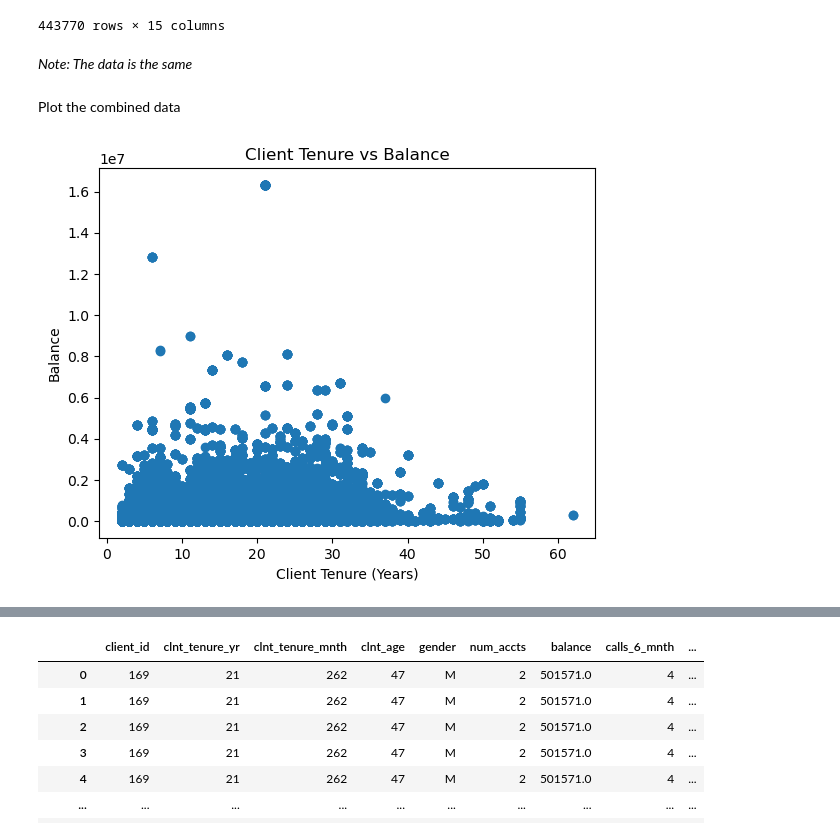
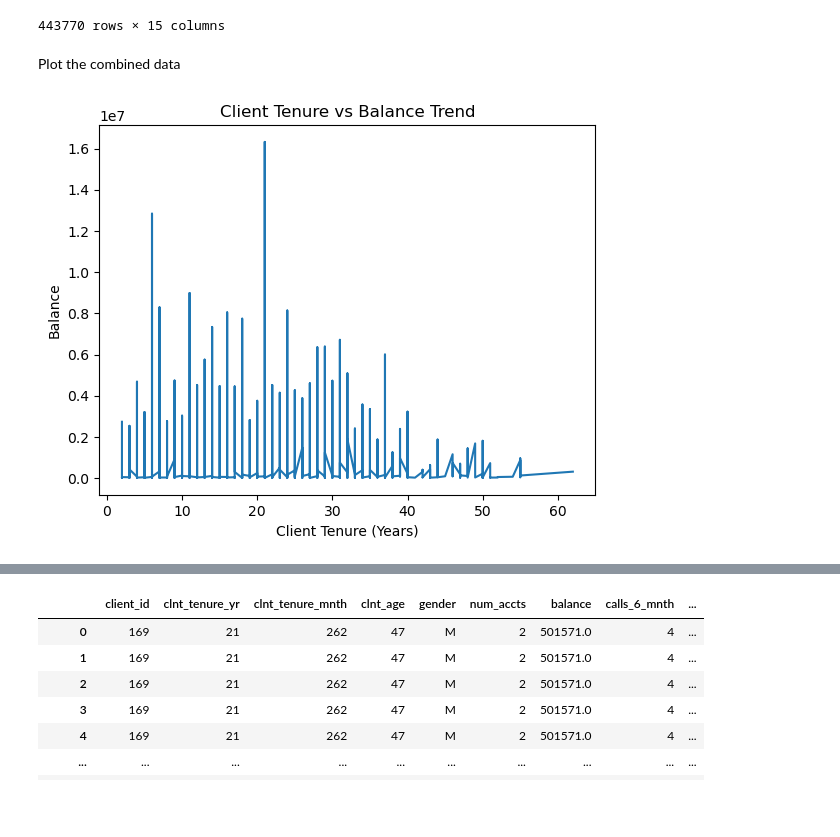
Before and after one commit to allera484/vanguard-ab-test, a Jupyter notebook: notebook/client_tenure.ipynb, the cells around one changed output, grey strips where cells are left out. Drawn from its saved outputs; the diff is of its cells as text; code cells hidden in the pictures; blank space fills up the shorter version.

```diff
--- a/notebook/client_tenure.ipynb
+++ b/notebook/client_tenure.ipynb
@@ -72,14 +72,3 @@ data_client
 | 70590 | 9999832 | Test |
 | 70591 | 9999839 | None |
 70592 rows × 2 columns
-# %%
-with engine.connect() as connection:
-    # Combine data from both tables based on the client_id column.
-    txt = '''SELECT d.client_id, d.clnt_tenure_yr, d.clnt_tenure_mnth, e.variation
-            FROM df_final_demo d
-            JOIN df_final_experiment_clients e ON d.client_id = e.client_id;'''
-    query = text(txt)
-    result = connection.execute(query)
-    data_joined = pd.DataFrame(result.all())
-
-data_joined
@@ -132,15 +105,3 @@ plt.show()
 [figure]
 # %% [markdown]
 Separate data for control (old process) and test (new process) groups
-# %%
-with engine.connect() as connection:
-    # Take the test group data only
-    txt = '''SELECT df.client_id, df.clnt_tenure_yr, df.clnt_tenure_mnth, ec.variation
-            FROM df_final_demo df
-            JOIN df_final_experiment_clients ec ON df.client_id = ec.client_id
-            WHERE ec.variation = 'control';'''
-    query = text(txt)
-    result = connection.execute(query)
-    control_data = pd.DataFrame(result.all())
-
-control_data
@@ -161,12 +107,0 @@ control_data
-# %%
-with engine.connect() as connection:
-    # Take the test group data only
-    txt = '''SELECT df.client_id, df.clnt_tenure_yr, df.clnt_tenure_mnth, ec.variation
-            FROM df_final_demo df
-            JOIN df_final_experiment_clients ec ON df.client_id = ec.client_id
-            WHERE ec.variation = 'test';'''
-    query = text(txt)
-    result = connection.execute(query)
-    test_data = pd.DataFrame(result.all())
-
-test_data
@@ -355,16 +249,15 @@ combined_data
 | 443768 | 9999839 | 13 | 160 | 28 | F | 2 | 67425.4 | 3 | ... |
 | 443769 | 9999839 | 13 | 160 | 28 | F | 2 | 67425.4 | 3 | ... |
 443770 rows × 15 columns
-# %% [markdown]
-*Note: The data is the same*
 # %% [markdown]
 Plot the combined data
 # %%
-# Scatter plot
-plt.scatter(x= 'clnt_tenure_yr', y= 'balance', data= combined_data)
+# Line plot
+sorted_data = combined_data.sort_values(by='clnt_tenure_yr')
+plt.plot(sorted_data['clnt_tenure_yr'], sorted_data['balance'])
 plt.xlabel('Client Tenure (Years)')
 plt.ylabel('Balance')
-plt.title('Client Tenure vs Balance')
+plt.title('Client Tenure vs Balance Trend')
 plt.show()
 # %% [output]
-[figure, old version]
+[figure, new version]
```
Also changed, not shown: parts of 14 cells of this notebook, 1 other file.
